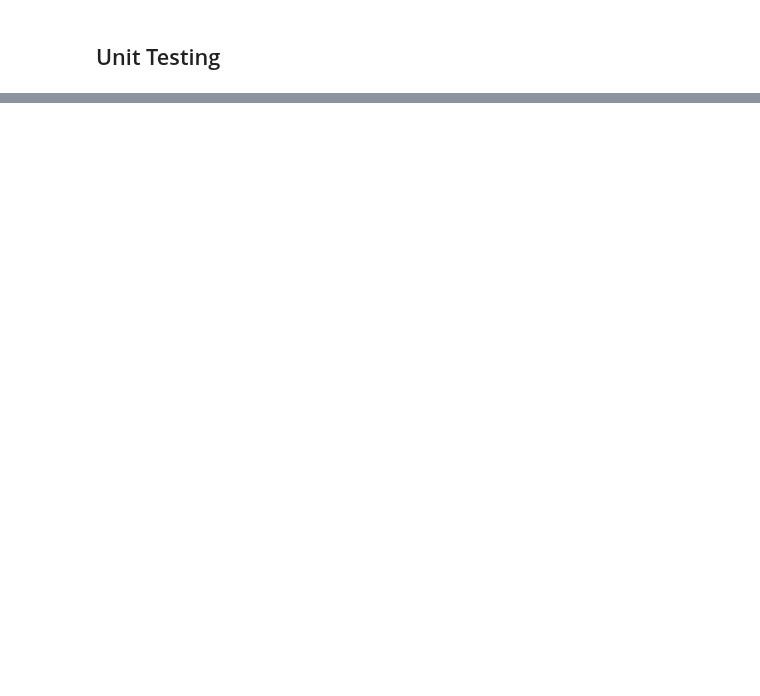
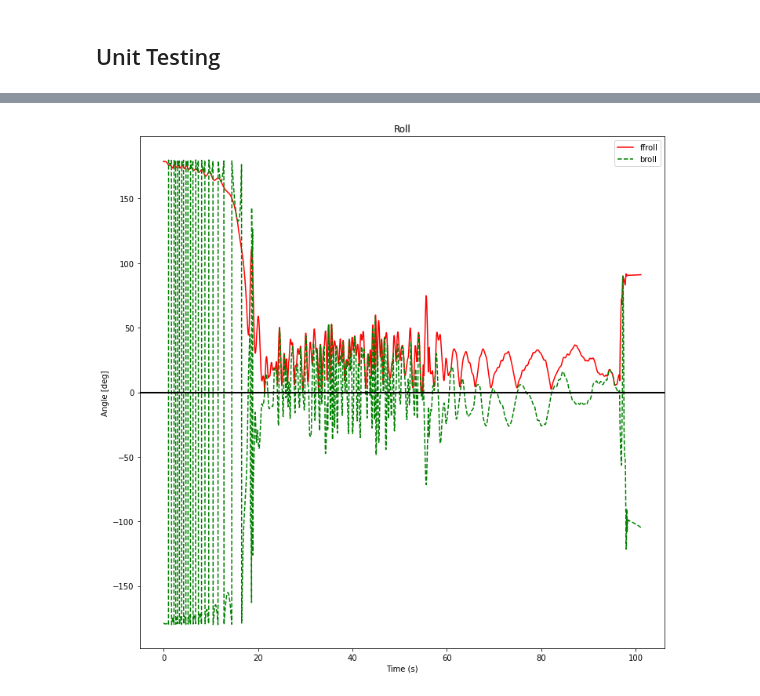
Before and after one commit to VADL-2022/IMU_VV, a Jupyter notebook: 02_SIFT_Derotation/Precession_UNIT_TESTING.ipynb, the cells around one changed output, grey strips where cells are left out. Drawn from its saved outputs; the diff is of its cells as text; code cells hidden in the pictures; blank space fills up the shorter version.

```diff
--- a/02_SIFT_Derotation/Precession_UNIT_TESTING.ipynb
+++ b/02_SIFT_Derotation/Precession_UNIT_TESTING.ipynb
@@ -189,0 +246,14 @@ po
+# %%
+fig1 = plt.figure(1, figsize=(12,12))
+ax = plt.subplot(111)
+l2 = ax.plot(tdata, ffroll, 'r', label='ffroll')
+l3 = ax.plot(tdata, roll, '--g', label='broll')
+#l4 = ax.plot(tdata, yaw+180, '-.y', label='byaw+180')
+l5 = plt.axhline(y=0, color='black', linewidth=2)
+ax.set_title("Roll")
+ax.set_xlabel('Time (s)')
+ax.set_ylabel("Angle [deg]")
+ax.legend()
+plt.show()
+# %% [output]
+[figure, added]
```
Also changed, not shown: parts of 25 cells of this notebook, 1 other file.
